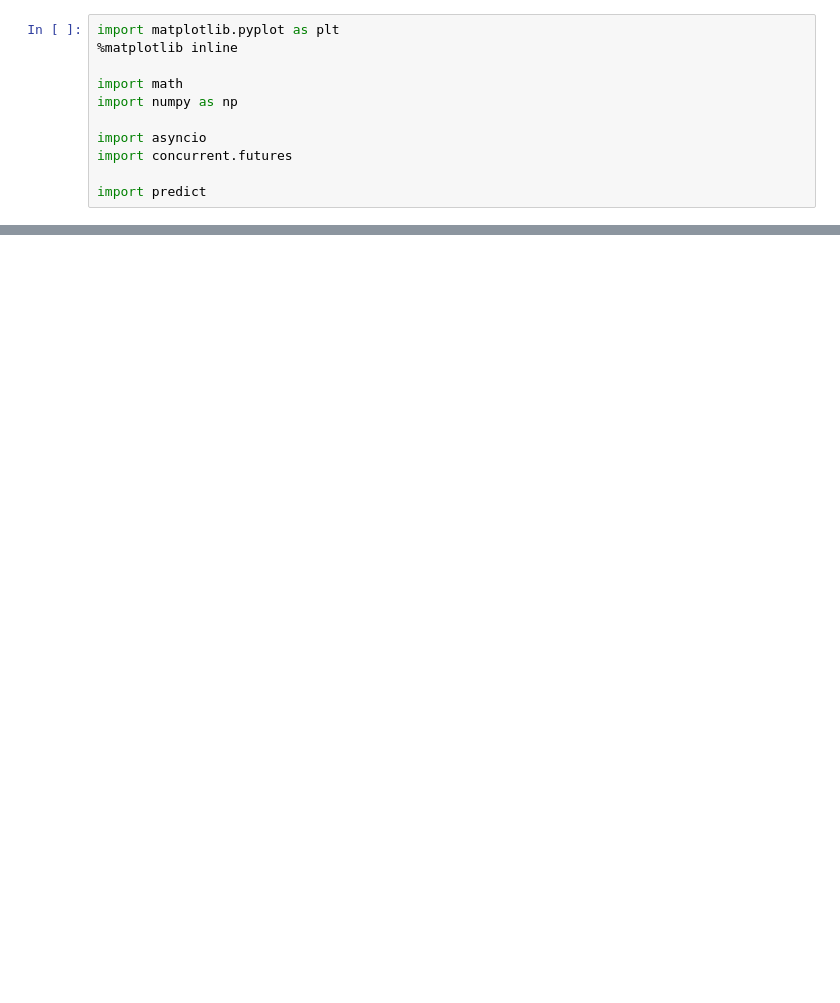
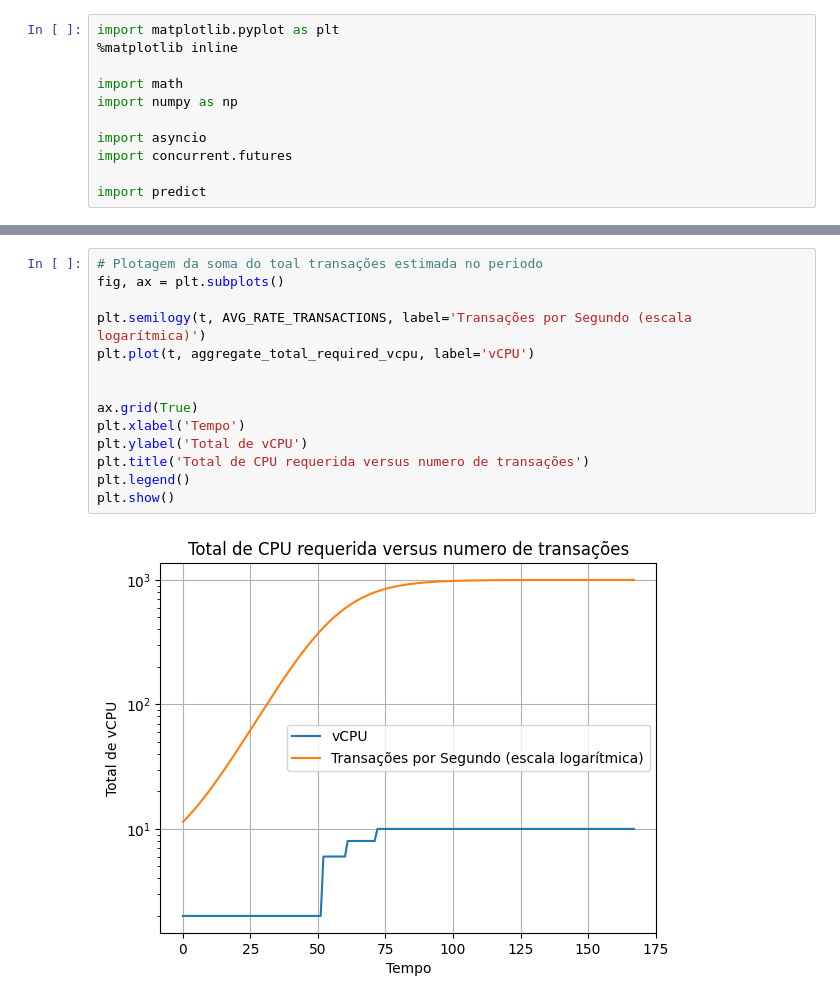
Before and after one commit to gilbertokoerbes/TCCII_Blockchain_Predict, a Jupyter notebook: predict.ipynb, the cells around one changed output, grey strips where cells are left out. Cells and saved outputs as stored; diff of their text form; blank space fills up the shorter version.

```diff
--- a/predict.ipynb
+++ b/predict.ipynb
@@ -180,0 +236,16 @@ plt.show()
+# %%
+# Plotagem da soma do toal transações estimada no periodo
+fig, ax = plt.subplots()
+
+plt.semilogy(t, AVG_RATE_TRANSACTIONS, label='Transações por Segundo (escala logarítmica)')
+plt.plot(t, aggregate_total_required_vcpu, label='vCPU')
+
+
+ax.grid(True)
+plt.xlabel('Tempo')
+plt.ylabel('Total de vCPU')
+plt.title('Total de CPU requerida versus numero de transações')
+plt.legend()
+plt.show()
+# %% [output]
+[figure, added]
```
Also changed, not shown: parts of 11 cells of this notebook.
